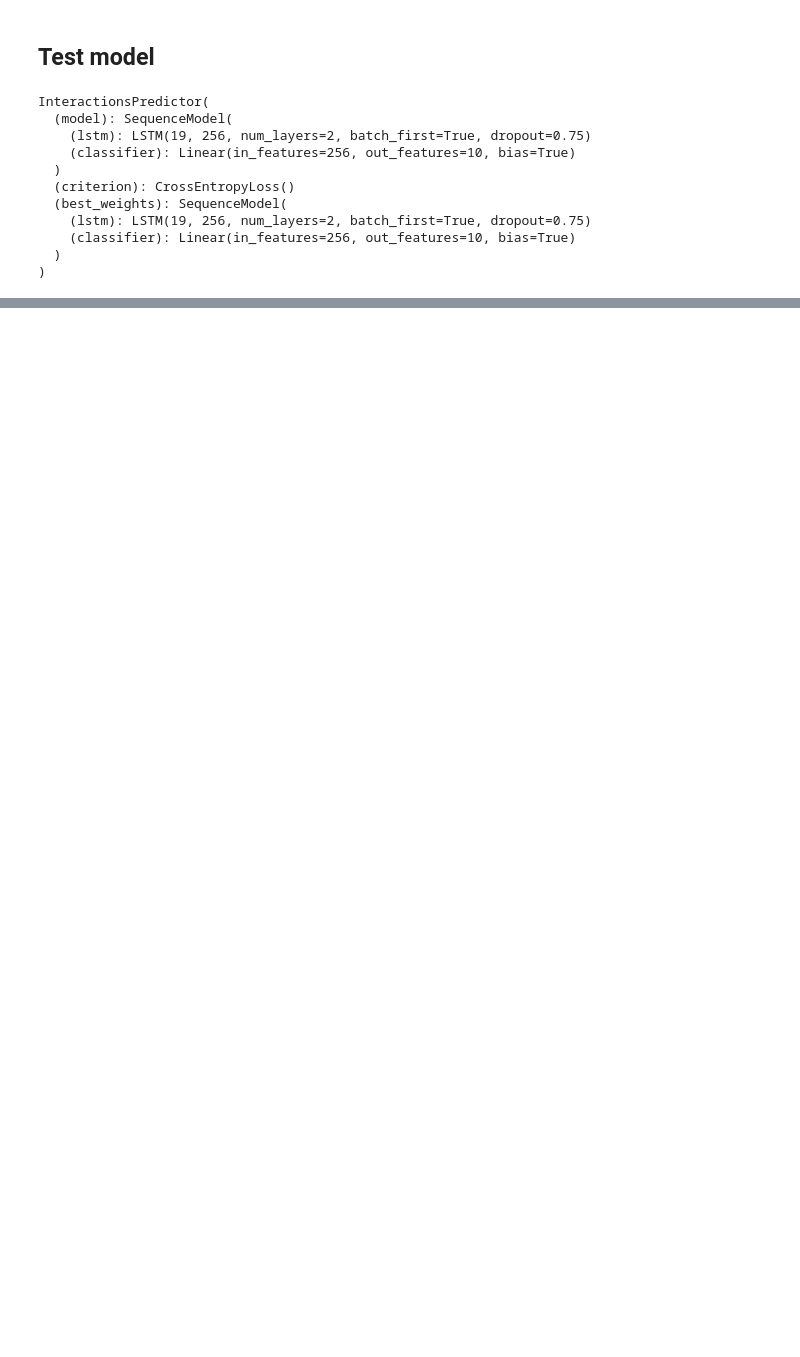
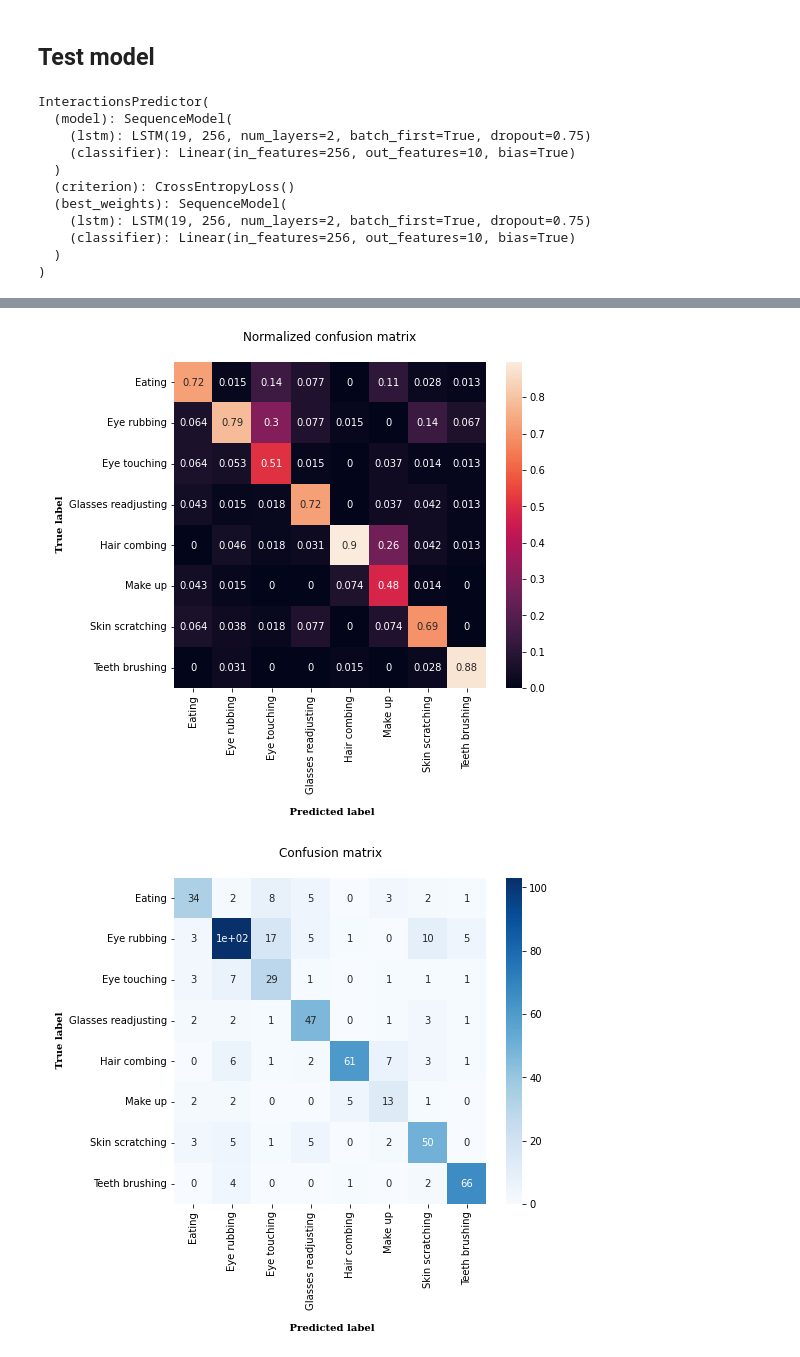
Before and after one commit to Omarraita/Hand-Face-Interactions-Detection, a Jupyter notebook: LSTM_train_test.ipynb, the cells around one changed output, grey strips where cells are left out. Cells and saved outputs as stored; diff of their text form; code cells hidden in the pictures; blank space fills up the shorter version.

Commit message:
New confusion matrix

```diff
--- a/LSTM_train_test.ipynb
+++ b/LSTM_train_test.ipynb
@@ -221,0 +222,54 @@ Final performance on test set: 0.723 test accuracy and 0.716 f1 score
+# %%
+# Merge classes and visualize new predictions
+def merge_classes(classes_names, y_pred, y_true, class1, class2, new_class):
+  class1_idx = np.where(classes_names==class1)[0].item()
+  class2_idx = np.where(classes_names==class2)[0].item()
+  y_pred = np.array(y_pred)
+  y_true = np.array(y_true)
+
+  y_pred[np.where(y_pred==class1_idx)[0]] = np.full(
+    shape=len(np.where(y_pred==class1_idx)[0]),
+    fill_value=class2_idx,
+    dtype=np.int
+  )
+  y_true[np.where(y_true==class1_idx)[0]] = np.full(
+    shape=len(np.where(y_true==class1_idx)[0]),
+    fill_value=class2_idx,
+    dtype=np.int)
+
+  classes_names[class2_idx] = new_class
+  classes_names = np.delete(classes_names, class1_idx)
+
+  return classes_names, y_pred, y_true
+
+classes_names = label_encoder.classes_[:-1].copy()
+classes_names, y_pred, y_true = merge_classes(classes_names, y_pred, y_true, 'Eye rubbing light', 'Eye rubbing moderate', 'Eye rubbing')
+classes_names, y_pred, y_true = merge_classes(classes_names, y_pred, y_true, 'Make up application', 'Make up removal', 'Make up')
+
+plt.figure(figsize=(7,6))
+cm = confusion_matrix(y_true, y_pred)
+cm = cm/cm.astype(np.float).sum(axis=0)
+ax = sns.heatmap(cm, annot=True)
+ax.set_title('Normalized confusion matrix\n');
+ax.set_xlabel('\n Predicted label', fontsize=10, fontfamily='serif', fontweight = 'bold')
+ax.set_ylabel('\n True label', fontsize=10, fontfamily='serif', fontweight = 'bold');
+## Ticket labels - List must be in alphabetical order
+ax.xaxis.set_ticklabels(classes_names, rotation=90)
+ax.yaxis.set_ticklabels(classes_names, rotation=0)
+plt.savefig(base_folder+'Results/'+dataset_name+'_cm_normalized_new.png', bbox_inches='tight')
+plt.show()
+
+plt.figure(figsize=(7,6))
+cm = confusion_matrix(y_true, y_pred)
+ax = sns.heatmap(cm, annot=True, cmap='Blues')
+ax.set_title('Confusion matrix\n');
+ax.set_xlabel('\n Predicted label', fontsize=10, fontfamily='serif', fontweight = 'bold')
+ax.set_ylabel('\n True label', fontsize=10, fontfamily='serif', fontweight = 'bold');
+## Ticket labels - List must be in alphabetical order
+ax.xaxis.set_ticklabels(classes_names, rotation=90)
+ax.yaxis.set_ticklabels(classes_names, rotation=0)
+plt.savefig(base_folder+'Results/'+dataset_name+'_cm_new.png', bbox_inches='tight')
+plt.show()
+# %% [output]
+[figure, added]
+[figure, added]
```
Also changed, not shown: parts of 6 cells of this notebook.
